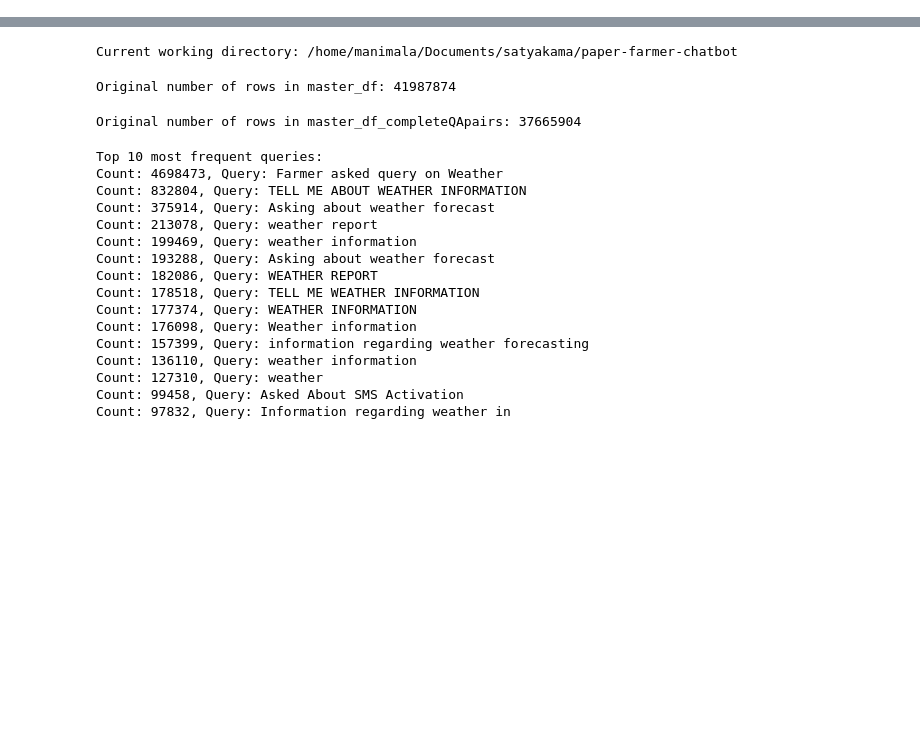
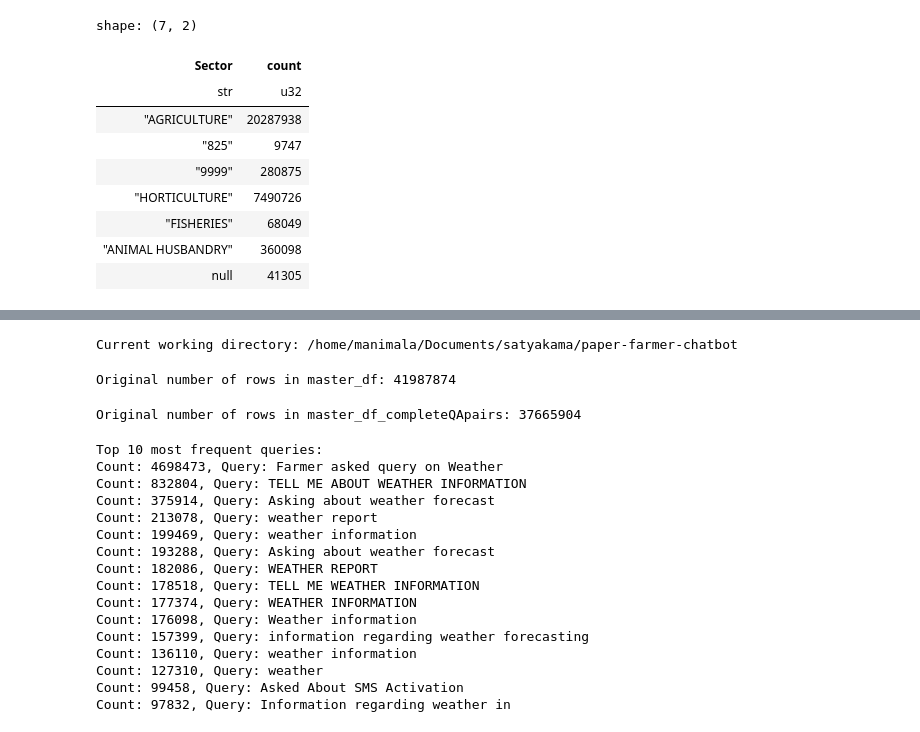
Before and after one commit to amandla-deployment/paper-farmer-chatbot, a Jupyter notebook: junk_code.ipynb, the cells around one changed output, grey strips where cells are left out. Saved outputs shown, nothing was run; the diff lists cells and outputs as text; code cells hidden in the pictures; blank space fills up the shorter version.

```diff
--- a/junk_code.ipynb
+++ b/junk_code.ipynb
@@ -3,0 +169,13 @@
+# %%
+df_filtered['Sector'].value_counts()
+# %% [output]
+shape: (7, 2)
+| Sector | count |
+| str | u32 |
+| "AGRICULTURE" | 20287938 |
+| "825" | 9747 |
+| "9999" | 280875 |
+| "HORTICULTURE" | 7490726 |
+| "FISHERIES" | 68049 |
+| "ANIMAL HUSBANDRY" | 360098 |
+| null | 41305 |
```
Also changed, not shown: parts of 4 cells of this notebook, 1 other file.
